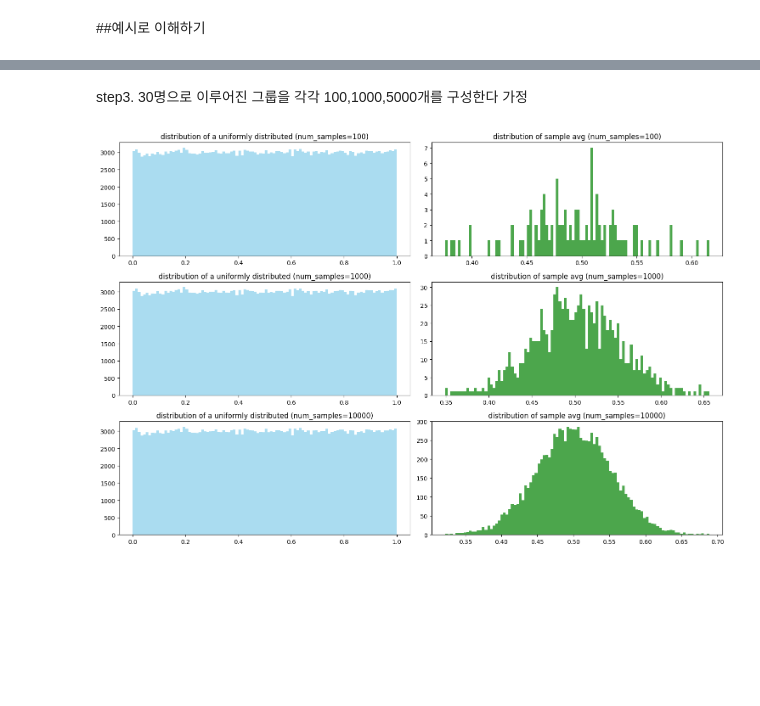
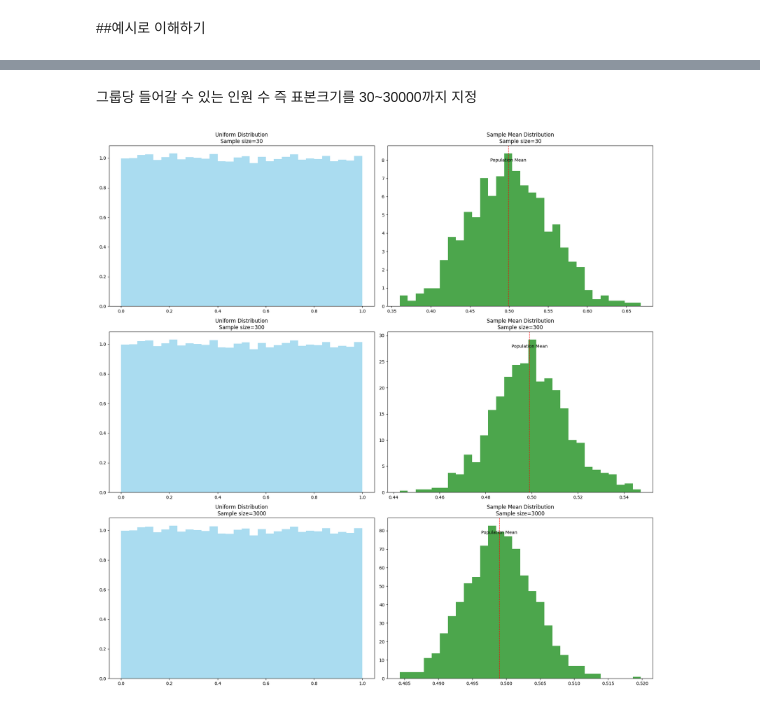
Before and after one commit to YoooonaLee/Don-t-follow-the-leader, a Jupyter notebook: Central_Limit_Theorem.ipynb, the cells around one changed output, grey strips where cells are left out. Cells and saved outputs as stored; diff of their text form; code cells hidden in the pictures; blank space fills up the shorter version.

```diff
--- a/Central_Limit_Theorem.ipynb
+++ b/Central_Limit_Theorem.ipynb
@@ -32,2 +24,0 @@ population = np.random.uniform(0, 1, population_size)  # 0과 1 사이의 균등
-# %% [markdown]
-step3.  30명으로 이루어진 그룹을 각각 100,1000,5000개를 구성한다 가정
@@ -37,33 +25,49 @@ num_samples_list = [100,1000, 10000] # 30명으로 이루어진 그룹을 각각
-# %%
-import matplotlib.pyplot as plt
-
-plt.figure(figsize=(15, 10))  # 전체 그래프의 크기 설정
-
-# 각각의 num_samples에 대해 반복
-for idx, num_samples in enumerate(num_samples_list):
-    # 샘플의 평균을 저장할 배열을 초기화
-    sample_means = []
-
-    # 샘플을 생성하고 각 샘플의 평균을 계산
-    for _ in range(num_samples):
-        sample = np.random.choice(population, size=sample_size, replace=False)  # ⭐모집단에서 중복 없이 샘플을 선택⭐ => 비복원 추출
-        sample_mean = np.mean(sample)     #⭐ 추출된 샘플(30명의 그룹)에 대해 평균을 계산
-        sample_means.append(sample_mean)  # ⭐샘플의 평균 값을 sample_means 리스트에 추가
-                                          #  100개,1000개,10000개의 평균값이 차례대로 append
-
-    # subplot을 설정하여 샘플 평균의 분포를 시각화
-    plt.subplot(3, 2, idx * 2 + 1)
-    plt.hist(population, bins=100, color='skyblue', alpha=0.7)  # 모집단의 히스토그램
-    plt.title(f'distribution of a uniformly distributed (num_samples={num_samples})')
-
-    plt.subplot(3, 2, idx * 2 + 2)
-    plt.hist(sample_means, bins=100, color='green', alpha=0.7)  # 샘플 평균의 히스토그램
-    plt.title(f'distribution of sample avg (num_samples={num_samples})')
-
-# 그래프 출력
-plt.tight_layout()
-plt.show()
-# %% [output]
-[figure, removed]
+# %% [markdown]
+그룹당 들어갈 수 있는 인원 수 즉 표본크기를 30~30000까지 지정
+# %%
+import numpy as np
+import matplotlib.pyplot as plt
+
+# 모집단 설정
+population = np.random.uniform(low=0, high=1, size=100000)  # 균등 분포 모집단 #⭐
+population_mean = np.mean(population)  # 모평균 계산
+population_std = np.std(population)    # 모표준편차 계산
+
+# 표본 크기 리스트
+sample_sizes = [ 30, 300, 3000] #⭐ n(표본크기)이게 클수록 샘플평균분포가 정규분포가 된다.
+sampling_cnt = 1000 #⭐ 샘플링할 횟수
+
+plt.figure(figsize=(18, 18))
+
+
+
+# 왼쪽: 균등 분포 히스토그램
+for idx, size in enumerate(sample_sizes):
+    sample_means = []
+
+    # 1000번의 반복을 통해 표본 평균을 계산하고 저장
+    for _ in range(sampling_cnt):
+        sample = np.random.choice(population, size=size, replace=False)
+        sample_means.append(np.mean(sample))  # 각 표본의 평균을 리스트에 저장
+
+
+
+
+    # 왼쪽 균등 분포 시각화
+    plt.subplot(len(sample_sizes), 2, idx * 2 + 1)
+    plt.hist(population, bins=30, color='skyblue', alpha=0.7, density=True)  # 모집단의 균등 분포 히스토그램
+    plt.title(f'Uniform Distribution\nSample size={size}')
+
+    # 오른쪽 중심극한정리 시각화
+    plt.subplot(len(sample_sizes), 2, idx * 2 + 2)
+    plt.hist(sample_means, bins=30, color='green', alpha=0.7, density=True)  # 1000개의 표본 평균으로 히스토그램 생성
+    plt.title(f'Sample Mean Distribution\nSample size={size}')
+    plt.axvline(population_mean, color='red', linestyle='dashed', linewidth=1)  # 모평균을 표시
+    plt.text(population_mean, plt.ylim()[1]*0.9, 'Population Mean', horizontalalignment='center')
+
+plt.tight_layout()
+plt.show()
+# %% [output]
+[figure, added]
 # %% [markdown]
 >📚광장에 모인사람들의 특성은 균등분포를 따랐었지만...
```
Also changed, not shown: parts of 10 cells of this notebook.
